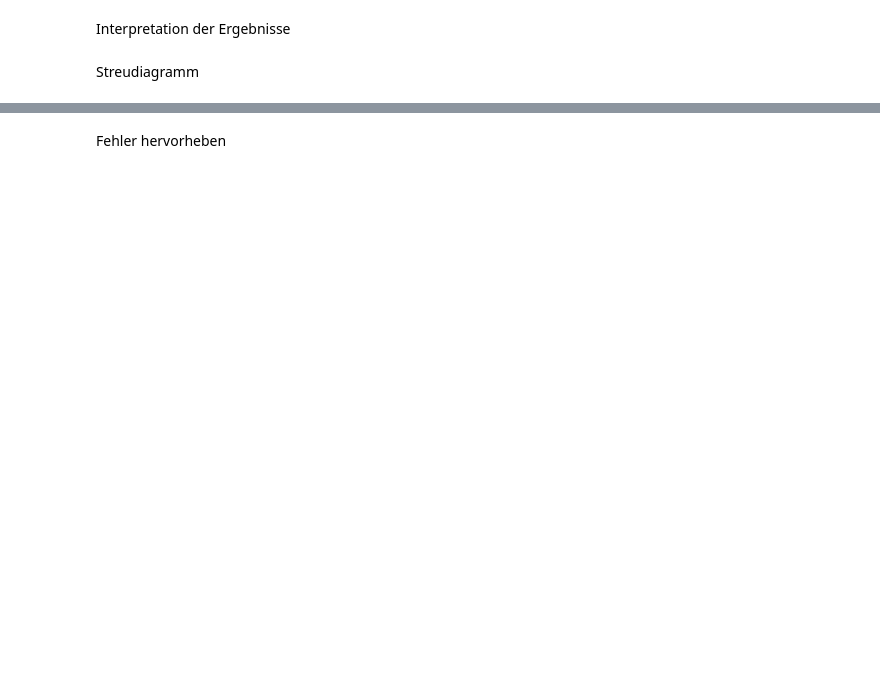
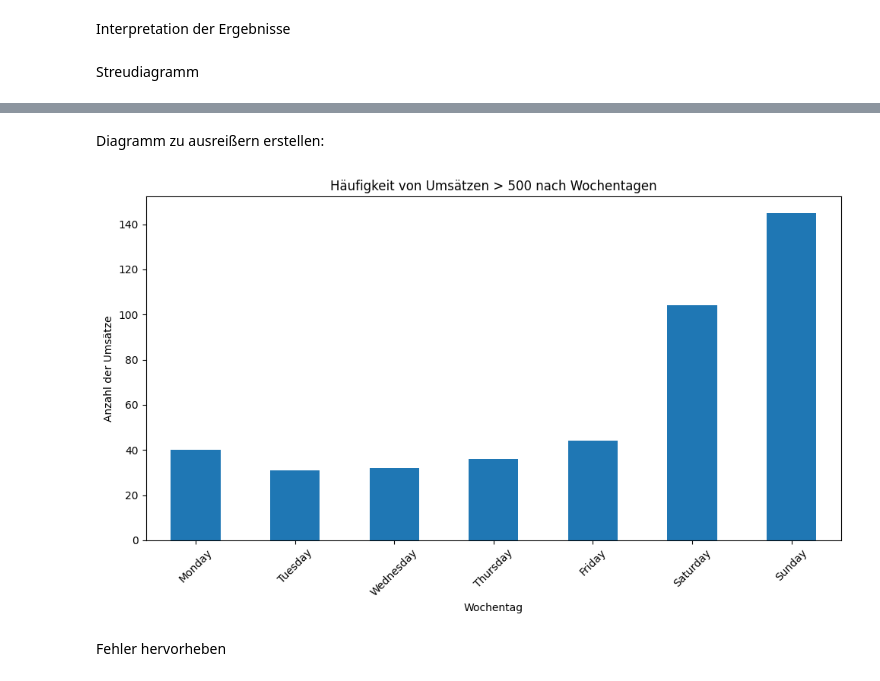
Before and after one commit to Locke-SH/bakery_sales_prediction, a Jupyter notebook: 2_BaselineModel/lineareRegression.ipynb, the cells around one changed output, grey strips where cells are left out. Drawn from its saved outputs; the diff is of its cells as text; code cells hidden in the pictures; blank space fills up the shorter version.

```diff
--- a/2_BaselineModel/lineareRegression.ipynb
+++ b/2_BaselineModel/lineareRegression.ipynb
@@ -135,0 +190,18 @@ plt.show()
+# %%
+# Konvertiere 'Datum' in ein datetime-Format
+data['Datum'] = pd.to_datetime(data['Datum'])
+
+# Extrahiere den Wochentag
+data['Wochentag'] = data['Datum'].dt.day_name()
+
+# Filtere die Daten (Umsatz > 500)
+umsatz_filter = data[data['Umsatz'] > 500]
+
+# Gruppiere nach Wochentag und zähle die Einträge
+wochentag_counts = umsatz_filter['Wochentag'].value_counts()
+
+# Sortiere die Wochentage in der natürlichen Reihenfolge
+wochentag_counts = wochentag_counts.reindex(['Monday', 'Tuesday', 'Wednesday', 'Thursday', 'Friday', 'Saturday', 'Sunday'], fill_value=0)
+
+# Ausgabe der Zählwerte
+print(wochentag_counts)
@@ -136,3 +218,21 @@ plt.show()
+# %% [markdown]
+Diagramm zu ausreißern erstellen:
+# %%
+# Balkendiagramm erstellen
+plt.figure(figsize=(10, 6))
+wochentag_counts.plot(kind='bar')
+
+# Diagrammbeschriftungen hinzufügen
+plt.title('Häufigkeit von Umsätzen > 500 nach Wochentagen')
+plt.xlabel('Wochentag')
+plt.ylabel('Anzahl der Umsätze')
+plt.xticks(rotation=45)
+plt.tight_layout()
+
+# Diagramm anzeigen
+plt.show()
+# %% [output]
+[figure, added]
 # %% [markdown]
 Fehler hervorheben
 # %%
```
Also changed, not shown: parts of 19 cells of this notebook, 4 other files.
